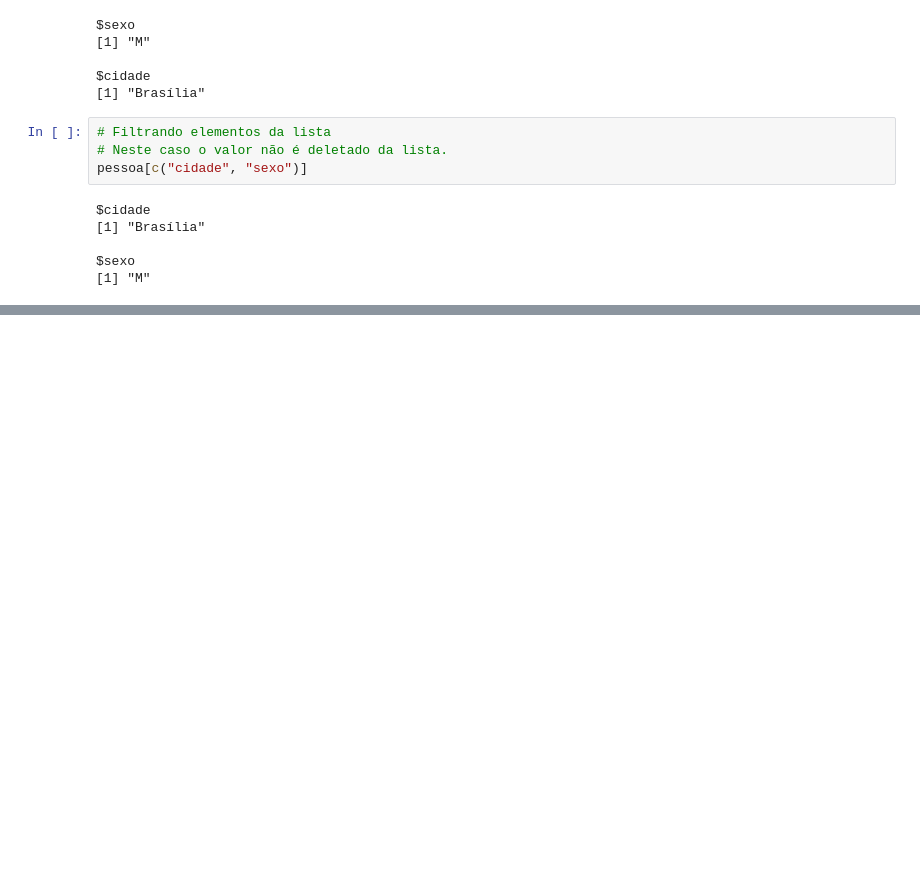
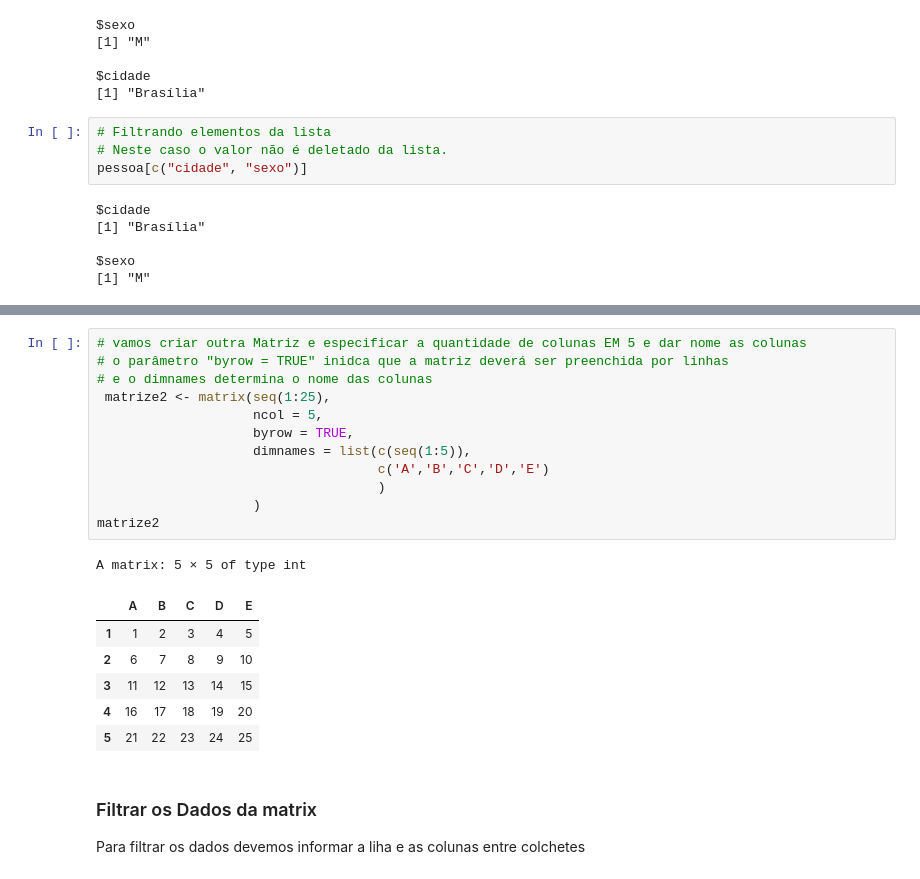
Before and after one commit to DanielMGuedes/Ling_R_Introduc_EVg, a Jupyter notebook: Linguagen_R_Tratamento_de_Dados.ipynb, the cells around one changed output, grey strips where cells are left out. Drawn from its saved outputs; the diff is of its cells as text; blank space fills up the shorter version.

```diff
--- a/Linguagen_R_Tratamento_de_Dados.ipynb
+++ b/Linguagen_R_Tratamento_de_Dados.ipynb
@@ -257,0 +395,23 @@ $sexo
+# %%
+# vamos criar outra Matriz e especificar a quantidade de colunas EM 5 e dar nome as colunas
+# o parâmetro "byrow = TRUE" inidca que a matriz deverá ser preenchida por linhas
+# e o dimnames determina o nome das colunas
+ matrize2 <- matrix(seq(1:25),
+                    ncol = 5,
+                    byrow = TRUE,
+                    dimnames = list(c(seq(1:5)),
+                                    c('A','B','C','D','E')
+                                    )
+                    )
+matrize2
+# %% [output]
+A matrix: 5 × 5 of type int
+|  | A | B | C | D | E |
+| 1 | 1 | 2 | 3 | 4 | 5 |
+| 2 | 6 | 7 | 8 | 9 | 10 |
+| 3 | 11 | 12 | 13 | 14 | 15 |
+| 4 | 16 | 17 | 18 | 19 | 20 |
+| 5 | 21 | 22 | 23 | 24 | 25 |
+# %% [markdown]
+### Filtrar os Dados da matrix
+Para filtrar os dados devemos informar a liha e as colunas entre colchetes
```
Also changed, not shown: parts of 22 cells of this notebook.
